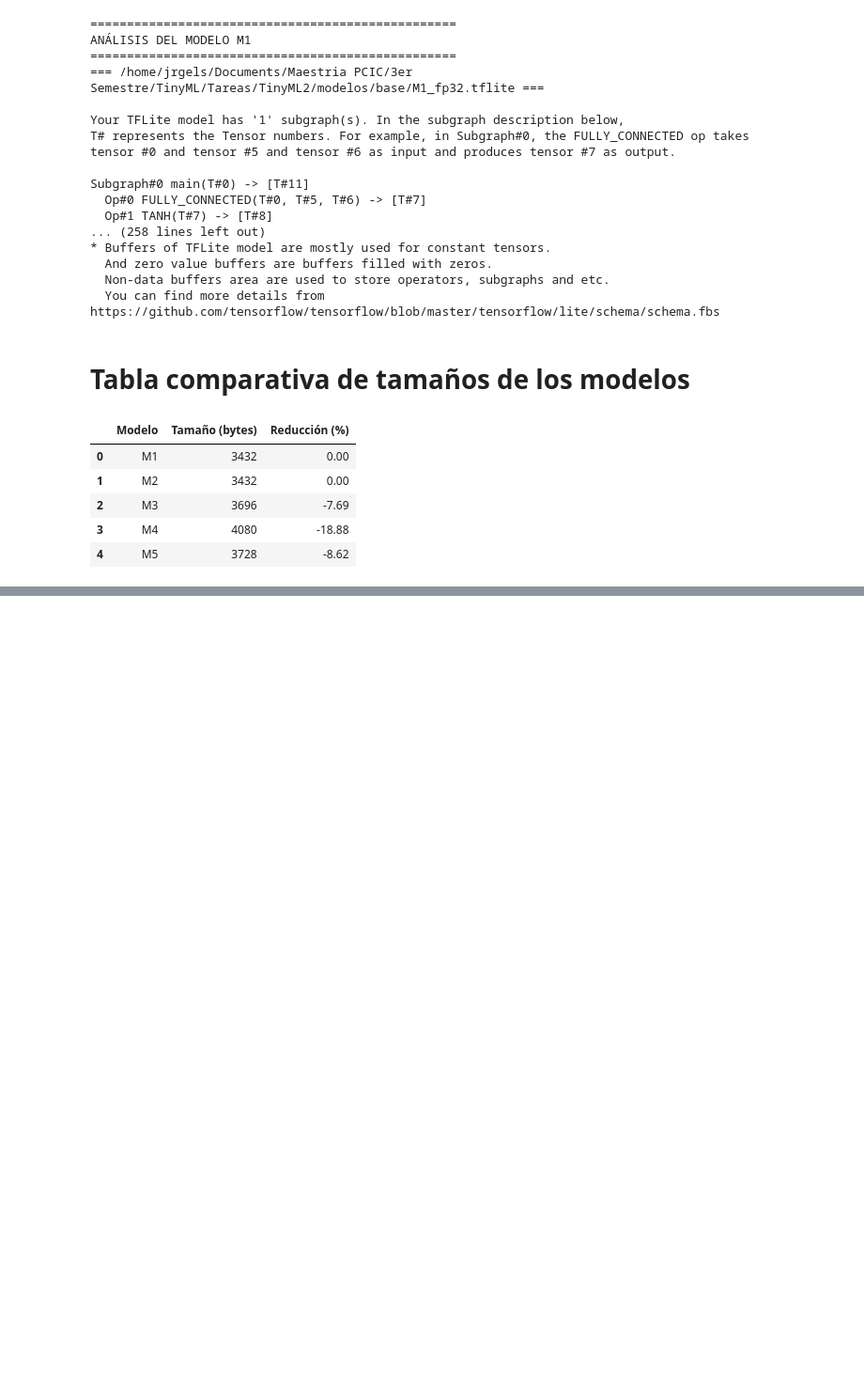
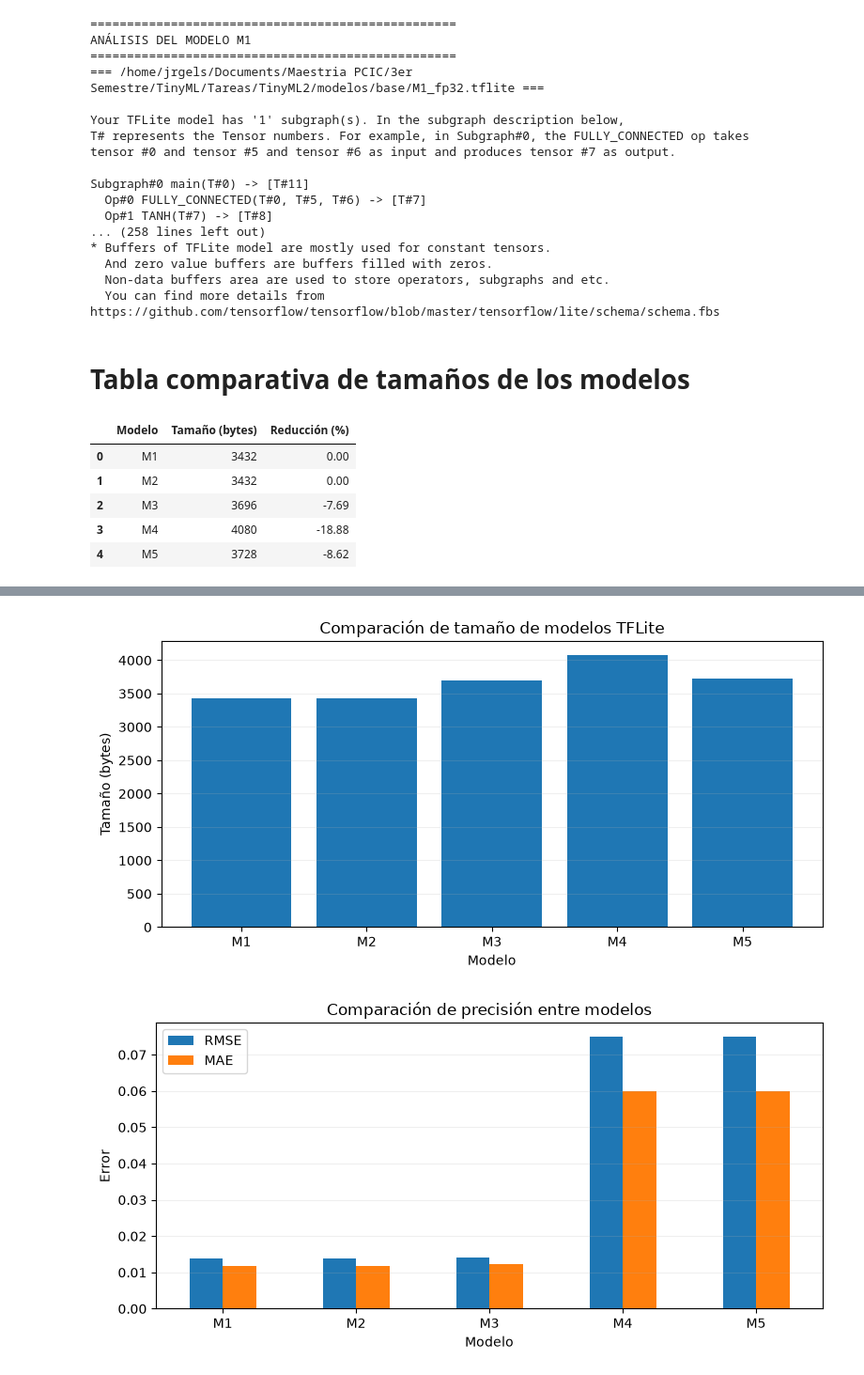
Before and after one commit to Jrgels/TinyML2, a Jupyter notebook: notebooks/Proyecto_1.ipynb, the cells around one changed output, grey strips where cells are left out. Shown at 94% size. Cells and saved outputs as stored; diff of their text form; code cells hidden in the pictures; blank space fills up the shorter version.

```diff
--- a/notebooks/Proyecto_1.ipynb
+++ b/notebooks/Proyecto_1.ipynb
@@ -817,0 +1325,50 @@ display(df_tamanos)
+# %%
+# Generar graficas
+import matplotlib.pyplot as plt
+
+GRAFICAS = ROOT / "resultados" / "graficas"
+GRAFICAS.mkdir(parents=True, exist_ok=True)
+
+# Gráfica 1: tamaños
+plt.figure(figsize=(8, 4))
+
+plt.bar(
+    df_comparacion["Modelo"],
+    df_comparacion["Tamaño (bytes)"]
+)
+
+plt.xlabel("Modelo")
+plt.ylabel("Tamaño (bytes)")
+plt.title("Comparación de tamaño de modelos TFLite")
+plt.grid(axis="y", alpha=0.2)
+plt.tight_layout()
+
+plt.savefig(
+    GRAFICAS / "T7_tamanos.png",
+    dpi=300
+)
+plt.show()
+
+
+# Gráfica 2: errores
+df_comparacion.plot(
+    x="Modelo",
+    y=["RMSE", "MAE"],
+    kind="bar",
+    figsize=(8, 4),
+    rot=0
+)
+
+plt.ylabel("Error")
+plt.title("Comparación de precisión entre modelos")
+plt.grid(axis="y", alpha=0.2)
+plt.tight_layout()
+
+plt.savefig(
+    GRAFICAS / "T7_errores.png",
+    dpi=300
+)
+plt.show()
+# %% [output]
+[figure, added]
+[figure, added]
```
Also changed, not shown: parts of 13 cells of this notebook, 6 other files.
